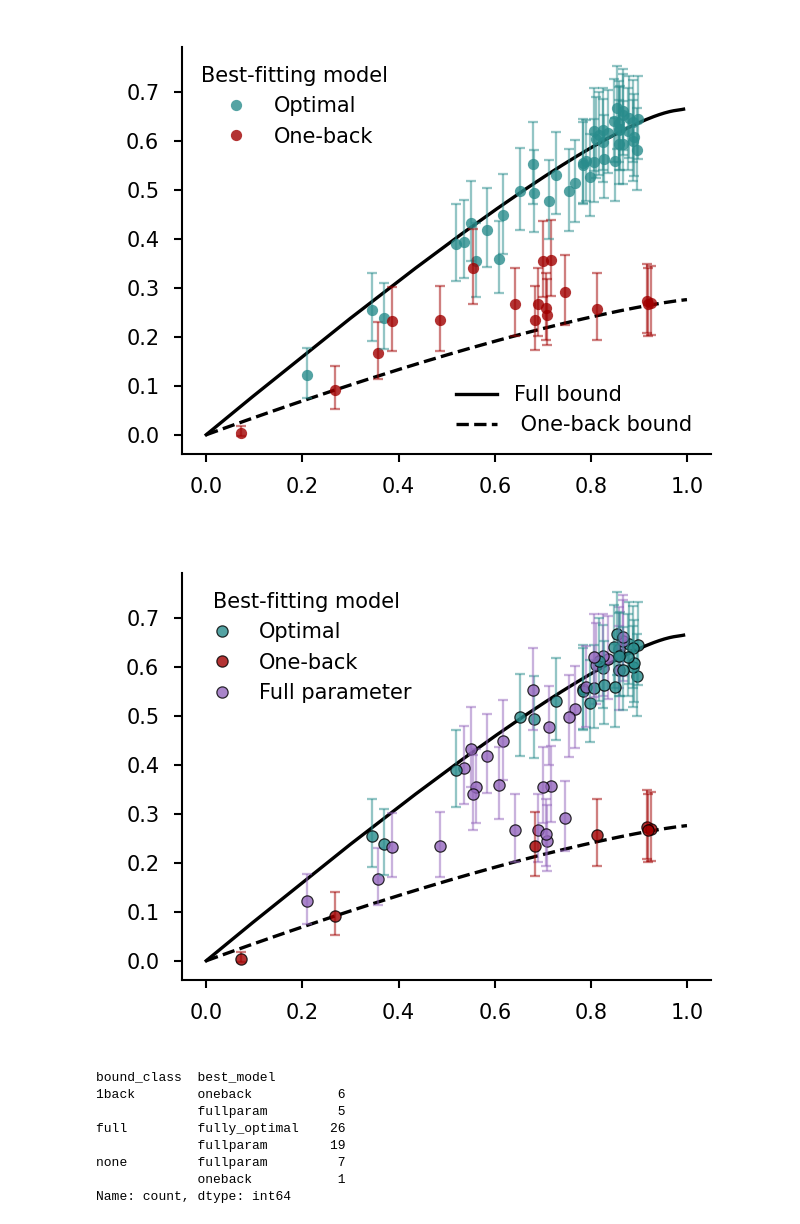
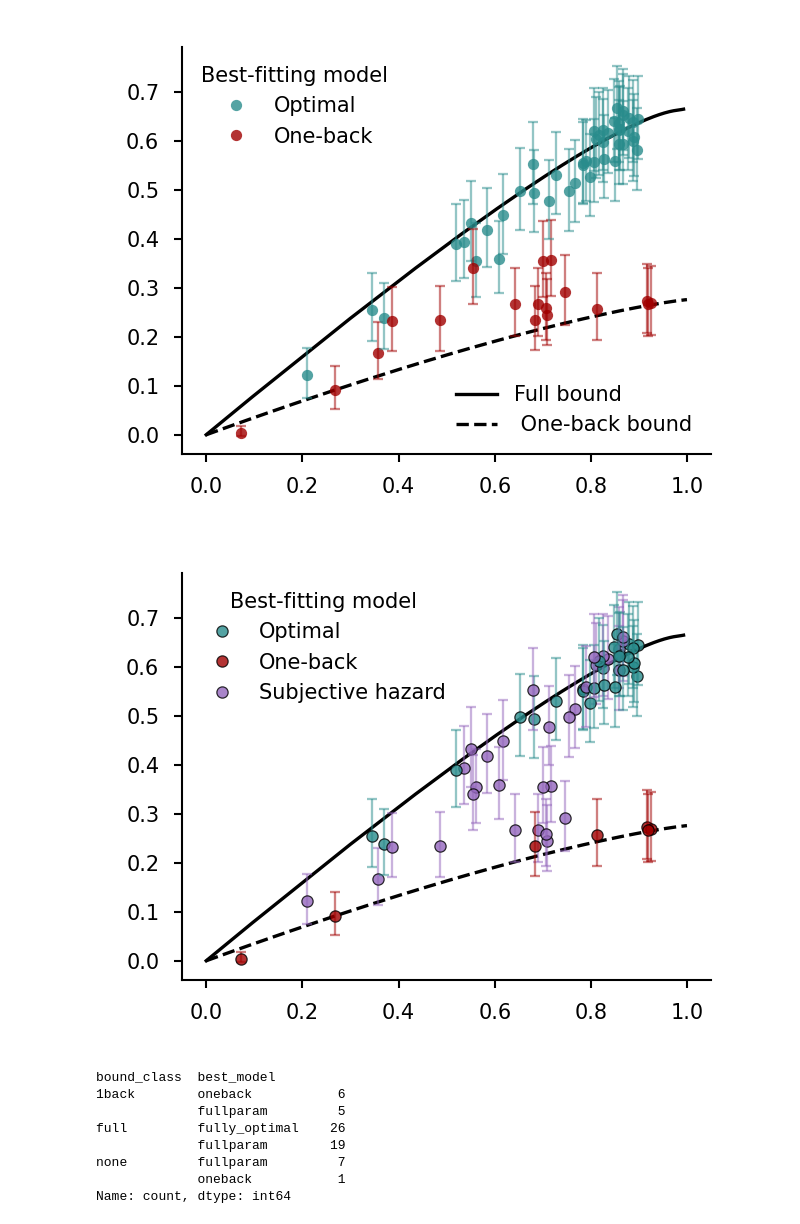
Before and after one commit to jacobaparker/human-inference-IB, a Jupyter notebook: main_analyses_figures.ipynb, the cells around one changed output. Drawn from its saved outputs; the diff is of its cells as text; code cells hidden in the pictures.

Commit message:
renamed full parameter models

```diff
--- a/main_analyses_figures.ipynb
+++ b/main_analyses_figures.ipynb
@@ -19,7 +19,7 @@ import utilities as utils
 ### operational parameters ###
 
 savedir = "./Figures/"
-savefigflag = False
+savefigflag = True
 savedataflag = False # save data produced by this notebook
 loaddataflag = True # load data already produced by this notebook, instead of re-running analyses
 
@@ -671,34 +671,34 @@ savefig(fig, 'Figure4/figure4_beads_two-model-comparison')
 # EXCLUDE those with I(X;R) < 0.05
 
 alpha_dot = 0.8
 alpha_line = 0.5
 mew = 0.3
 mec = 'k'
 
 fig, ax = plt.subplots(figsize=(2.25, 1.8), dpi=300)
 
 conds = (alldata_beads['run']==2) & (alldata_beads['Ixr'] >= 0.05)
 
 fullbound, = ax.plot(emp_bound_opt_beads['I_XR'], emp_bound_opt_beads['I_RY'], 'k', alpha=1, linewidth=0.8, label='Full bound')
 heurbound, = ax.plot(emp_bound_heur_beads['I_XR'], emp_bound_heur_beads['I_RY'],'--k',alpha=1,linewidth=0.8,label=' One-back bound')
 
 for sjind in pd.unique(alldata_beads[conds]['subject_index']):
     sjconds = conds & (alldata_beads['subject_index']==sjind)
     if alldata_beads.loc[sjconds, 'best_model'].iloc[0] == 'fully_optimal':
         ax.errorbar(alldata_beads[sjconds]['Ixr'], alldata_beads[sjconds]['Iry'], yerr=[alldata_beads[sjconds]['Iry'] - alldata_beads[sjconds]['Iry_CI_lower'], alldata_beads[sjconds]['Iry_CI_upper'] - alldata_beads[sjconds]['Iry']], fmt='none', ecolor=optcolor, alpha=alpha_line, linewidth=0.55, capsize=1.1, capthick=0.55)
         ibopt, = ax.plot(alldata_beads[sjconds]['Ixr'],alldata_beads[sjconds]['Iry'],'o',c=optcolor,alpha=alpha_dot,markersize=2.7,markeredgewidth=mew,markeredgecolor=mec,label='Optimal')
     elif alldata_beads.loc[sjconds, 'best_model'].iloc[0] == 'oneback':
         ax.errorbar(alldata_beads[sjconds]['Ixr'], alldata_beads[sjconds]['Iry'], yerr=[alldata_beads[sjconds]['Iry'] - alldata_beads[sjconds]['Iry_CI_lower'], alldata_beads[sjconds]['Iry_CI_upper'] - alldata_beads[sjconds]['Iry']], fmt='none', ecolor=heurcolor, alpha=alpha_line, linewidth=0.55, capsize=1.1, capthick=0.55)
         oneback, = ax.plot(alldata_beads[sjconds]['Ixr'],alldata_beads[sjconds]['Iry'],'o',c=heurcolor,alpha=alpha_dot,markersize=2.7,markeredgewidth=mew,markeredgecolor=mec,label='One-back')
     elif alldata_beads.loc[sjconds, 'best_model'].iloc[0] == 'fullparam':
         ax.errorbar(alldata_beads[sjconds]['Ixr'], alldata_beads[sjconds]['Iry'], yerr=[alldata_beads[sjconds]['Iry'] - alldata_beads[sjconds]['Iry_CI_lower'], alldata_beads[sjconds]['Iry_CI_upper'] - alldata_beads[sjconds]['Iry']], fmt='none', ecolor=fullparamcolor, alpha=alpha_line, linewidth=0.55, capsize=1.1, capthick=0.55)
-        hmodel, = ax.plot(alldata_beads[sjconds]['Ixr'],alldata_beads[sjconds]['Iry'],'o',c=fullparamcolor,alpha=alpha_dot,markersize=2.7,markeredgewidth=mew,markeredgecolor=mec,label='Full parameter')
+        hmodel, = ax.plot(alldata_beads[sjconds]['Ixr'],alldata_beads[sjconds]['Iry'],'o',c=fullparamcolor,alpha=alpha_dot,markersize=2.7,markeredgewidth=mew,markeredgecolor=mec,label='Subjective hazard')
 
 format_axis(ax)
 leg1 = ax.legend(handles=[ibopt, oneback, hmodel], fontsize=5, title='Best-fitting model', title_fontsize=5, frameon=False, loc='best')
 plt.tight_layout()
 savefig(fig, 'Figure4/figure4_beads_all-model-comparison')
 # %% [output]
-[figure, old version]
+[figure, new version]
 # %%
 # number of participants in each best-fitting model class for run 2, grouped by IB bound class
```
Also changed, not shown: parts of 3 cells of this notebook, 6 other files.
